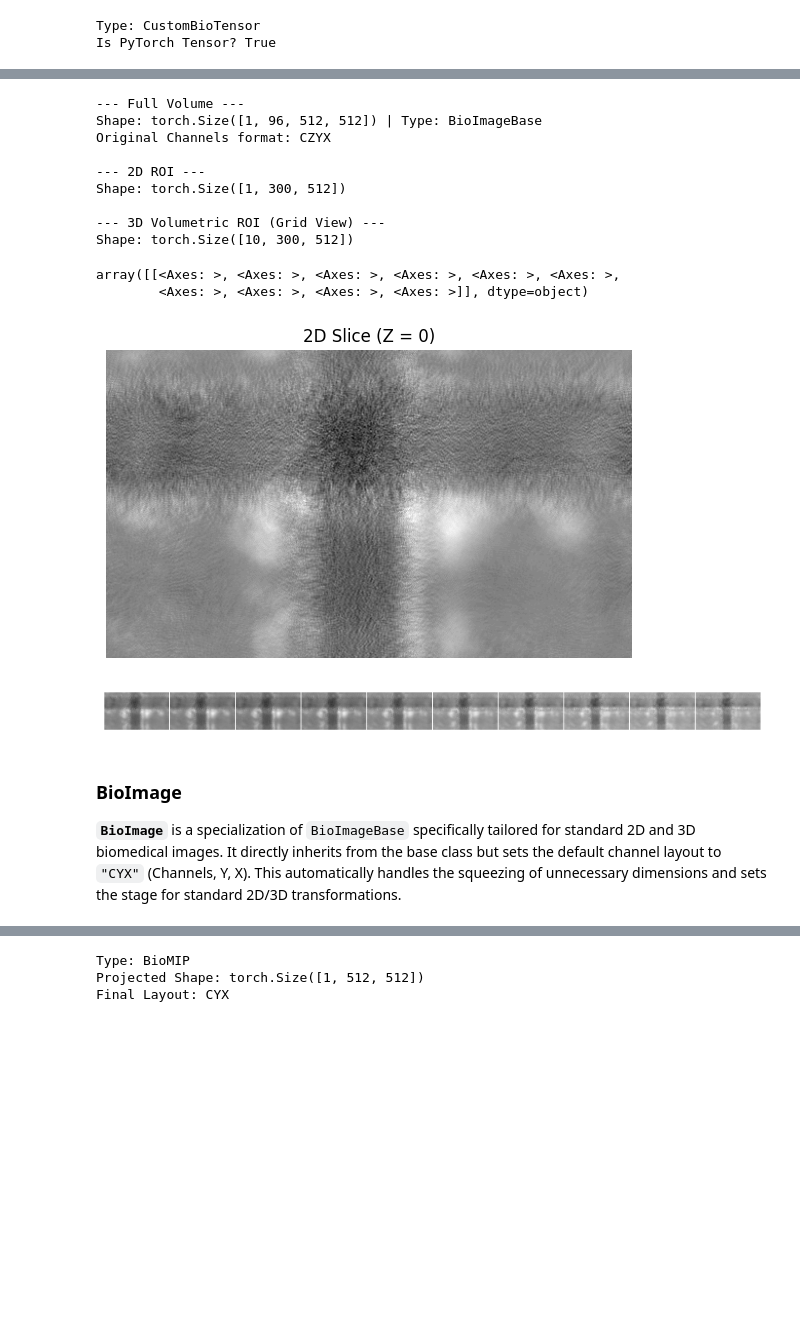
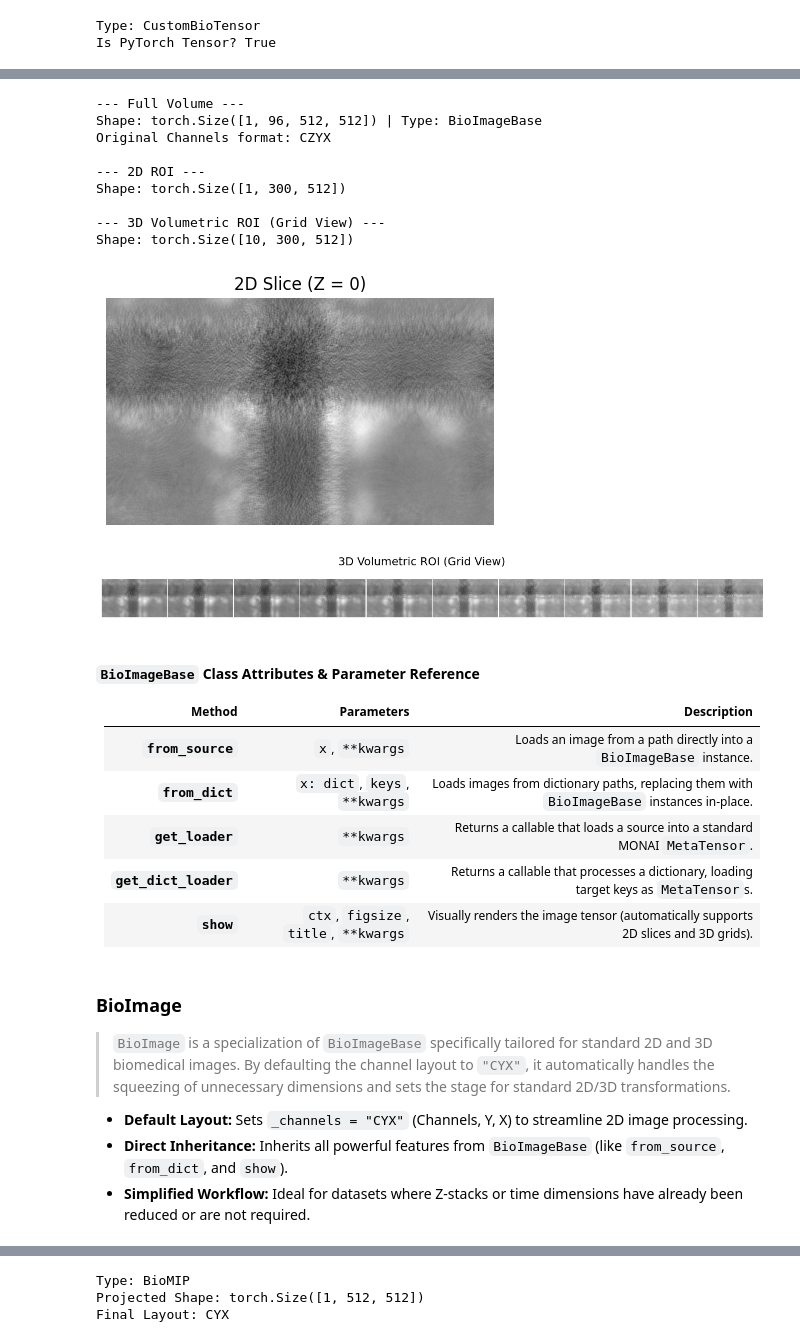
Before and after one commit to deepCLEM/bioMONAI, a Jupyter notebook: nbs/021_data.core.ipynb, the cells around one changed output, grey strips where cells are left out. Saved outputs shown, nothing was run; the diff lists cells and outputs as text; code cells hidden in the pictures; blank space fills up the shorter version.

Commit message:
021_data.core.ipynb:     * Updated header MD with documentation.     * MD cell with classes parameters and description added.     * Updated examples.

```diff
--- a/nbs/021_data.core.ipynb
+++ b/nbs/021_data.core.ipynb
@@ -303,6 +410,7 @@ class BioImageBase(BioDataClass, TensorImage, metaclass=MetaResolver):
 # %%
 # Examples: Working with BioImageBase
 import warnings
+import matplotlib.pyplot as plt
 
 image_path = './data_examples/example_tiff.tiff'
 
@@ -317,40 +425,43 @@ with warnings.catch_warnings():
     print(f"Original Channels format: {img_full.meta.get('layout')}")
 
     # 2. Load a 2D Region of Interest (ROI) and display it
     print("\n--- 2D ROI ---")
     roi_2d = BioImageBase.from_source(
         image_path,
         channels="CYX",
         ind_dict={'Z': 0, 'Y': slice(0, 300)} # First Z-slice, cropped Y
     )
     print(f"Shape: {roi_2d.shape}")
 
     # 3. Load a 3D ROI and display it as a grid
     print("\n--- 3D Volumetric ROI (Grid View) ---")
     roi_3d = BioImageBase.from_source(
         image_path,
         channels="ZYX",
         ind_dict={'Z': range(10), 'Y': slice(0, 300)} # First 10 Z-slices, cropped Y
     )
     print(f"Shape: {roi_3d.shape}")
 
-# Show the images
-roi_2d.show(title="2D Slice (Z = 0)")
-roi_3d.show()
+# 4. Show the images using the built-in fastai/bioMONAI show method
+roi_2d.show(title="2D Slice (Z = 0)", figsize=(5, 5))
+plt.show() # Ensure the 2D plot renders cleanly before the grid
+
+# A much shorter figsize (e.g., 15, 1.5) matches the 10:1 aspect ratio of the image strip
+roi_3d.show(figsize=(15, 1.5))
+plt.suptitle("3D Volumetric ROI (Grid View)", fontsize=14)
+plt.show()
 # %% [output]
 --- Full Volume ---
 Shape: torch.Size([1, 96, 512, 512]) | Type: BioImageBase
 Original Channels format: CZYX
 
 --- 2D ROI ---
 Shape: torch.Size([1, 300, 512])
 
 --- 3D Volumetric ROI (Grid View) ---
 Shape: torch.Size([10, 300, 512])
-array([[<Axes: >, <Axes: >, <Axes: >, <Axes: >, <Axes: >, <Axes: >,
-        <Axes: >, <Axes: >, <Axes: >, <Axes: >]], dtype=object)
-[figure, old version]
+[figure, new version]
-[figure, old version]
+[figure, new version]
 # %%
 #| hide
 from fastcore.test import test_eq
@@ -387,10 +498,23 @@ def test_bioimagebase():
     return "BioImageBase tests passed"
 
 test_eq(test_bioimagebase(), "BioImageBase tests passed")
+# %% [markdown]
+#### `BioImageBase` Class Attributes & Parameter Reference
+
+| Method | Parameters | Description |
+| :--- | :--- | :--- |
+| **`from_source`** | `x`, `**kwargs` | Loads an image from a path directly into a `BioImageBase` instance. |
+| **`from_dict`** | `x: dict`, `keys`, `**kwargs` | Loads images from dictionary paths, replacing them with `BioImageBase` instances in-place. |
+| **`get_loader`** | `**kwargs` | Returns a callable that loads a source into a standard MONAI `MetaTensor`. |
+| **`get_dict_loader`** | `**kwargs` | Returns a callable that processes a dictionary, loading target keys as `MetaTensor`s. |
+| **`show`** | `ctx`, `figsize`, `title`, `**kwargs` | Visually renders the image tensor (automatically supports 2D slices and 3D grids). |
 # %% [markdown]
 ### BioImage
+> `BioImage` is a specialization of `BioImageBase` specifically tailored for standard 2D and 3D biomedical images. By defaulting the channel layout to `"CYX"`, it automatically handles the squeezing of unnecessary dimensions and sets the stage for standard 2D/3D transformations.
 
-**`BioImage`** is a specialization of `BioImageBase` specifically tailored for standard 2D and 3D biomedical images. It directly inherits from the base class but sets the default channel layout to `"CYX"` (Channels, Y, X). This automatically handles the squeezing of unnecessary dimensions and sets the stage for standard 2D/3D transformations.
+* **Default Layout:** Sets `_channels = "CYX"` (Channels, Y, X) to streamline 2D image processing.
+* **Direct Inheritance:** Inherits all powerful features from `BioImageBase` (like `from_source`, `from_dict`, and `show`).
+* **Simplified Workflow:** Ideal for datasets where Z-stacks or time dimensions have already been reduced or are not required.
 # %%
 #| export
 class BioImage(BioImageBase):
```
Also changed, not shown: parts of 34 cells of this notebook.
